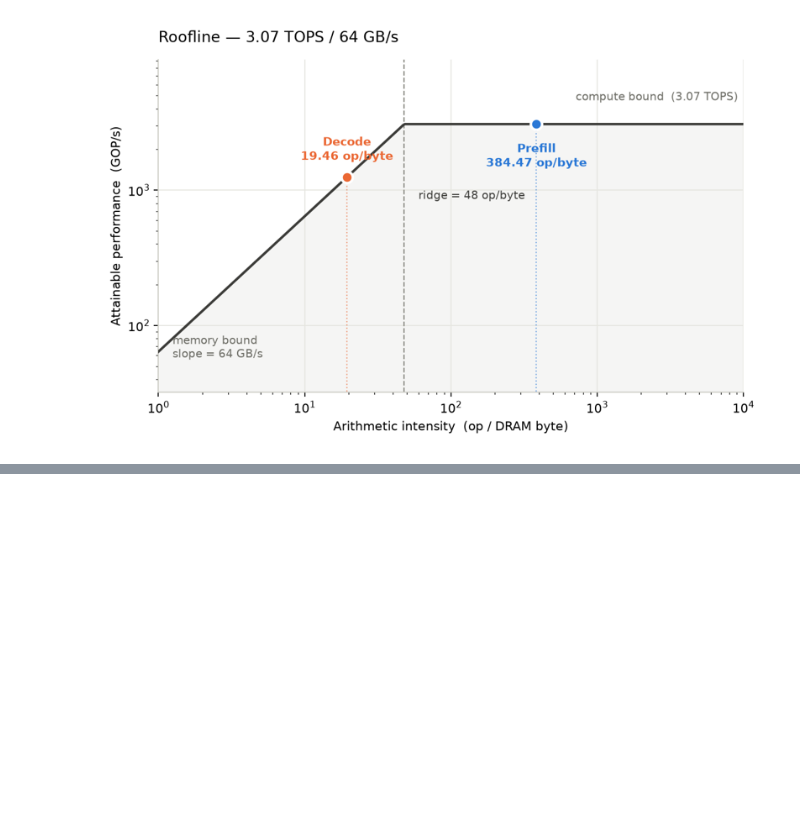
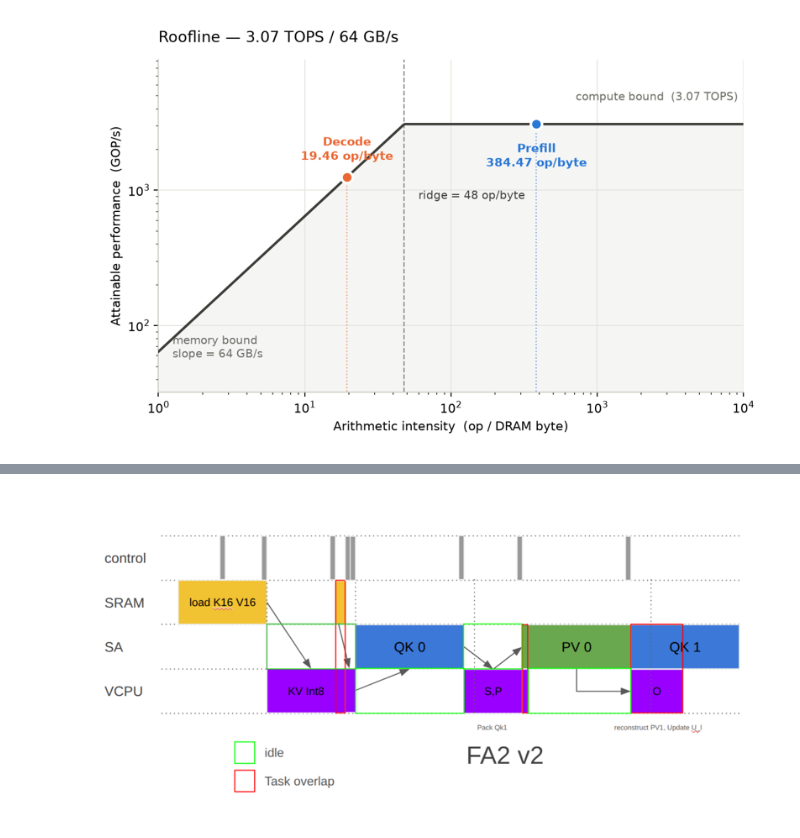
Before and after one commit to raulniconico/Flash-Attention-Assignment, a Jupyter notebook: 6.report.ipynb, the cells around one changed output, grey strips where cells are left out. Saved outputs shown, nothing was run; the diff lists cells and outputs as text; code cells hidden in the pictures; blank space fills up the shorter version.

```diff
--- a/6.report.ipynb
+++ b/6.report.ipynb
@@ -92,0 +134,4 @@ chip ridge = 48.0
+# %%
+plot("img/schedule_bubble.png", 800)
+# %% [output]
+[figure, added]
```
Also changed, not shown: parts of 58 cells of this notebook, 38 other files.
